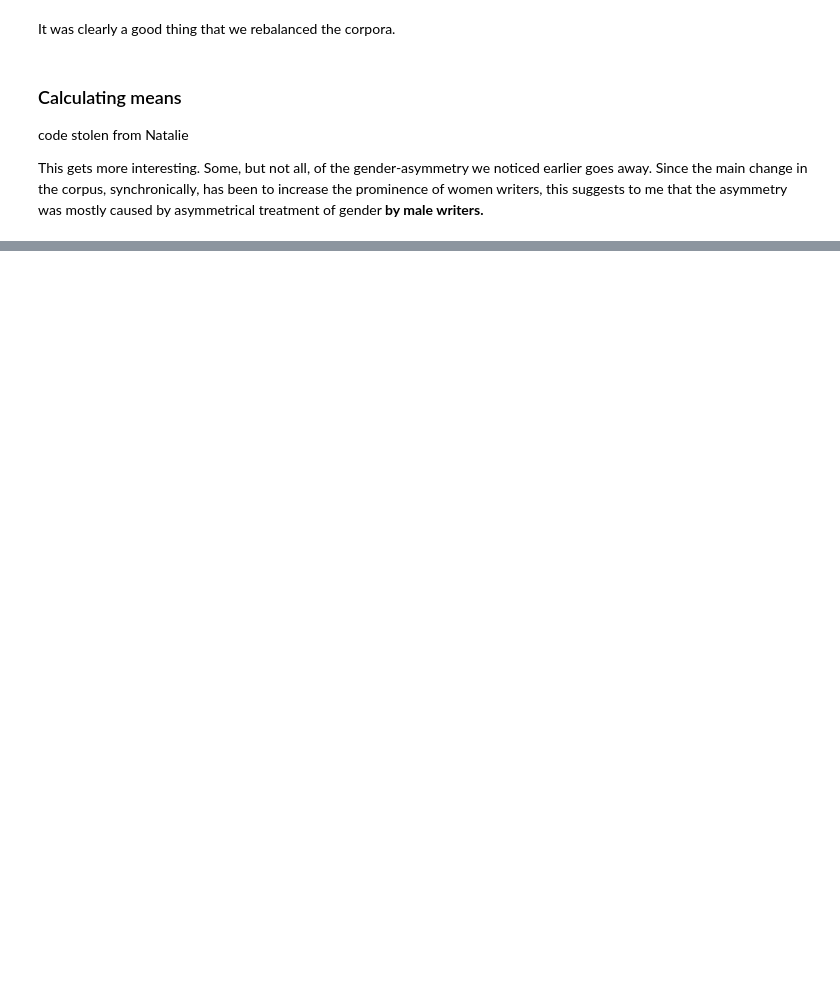
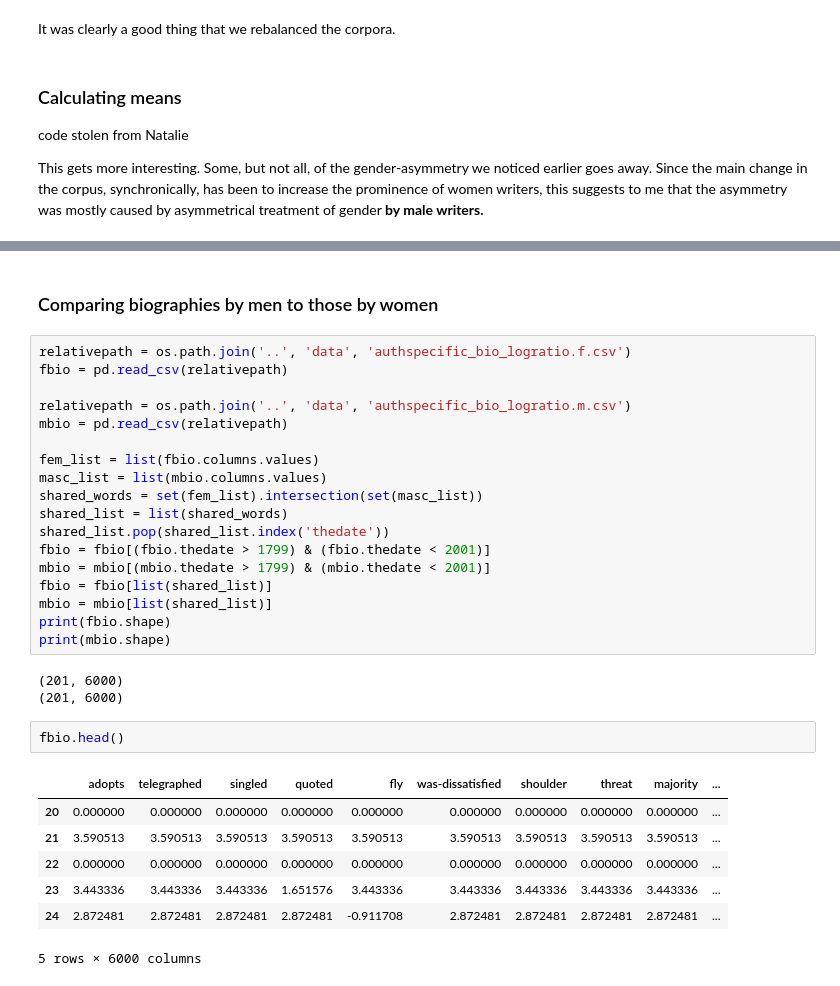
Before and after one commit to tedunderwood/biographies, a Jupyter notebook: code/timeseries_lag_balanced.ipynb, the cells around one changed output, grey strips where cells are left out. Drawn from its saved outputs; the diff is of its cells as text; blank space fills up the shorter version.

```diff
--- a/code/timeseries_lag_balanced.ipynb
+++ b/code/timeseries_lag_balanced.ipynb
@@ -355,0 +353,33 @@ pearsonr(means_df['bio_mean'], means_df['fic_mean'])
+# %% [markdown]
+### Comparing biographies by men to those by women
+# %%
+relativepath = os.path.join('..', 'data', 'authspecific_bio_logratio.f.csv')
+fbio = pd.read_csv(relativepath)
+
+relativepath = os.path.join('..', 'data', 'authspecific_bio_logratio.m.csv')
+mbio = pd.read_csv(relativepath)
+
+fem_list = list(fbio.columns.values)
+masc_list = list(mbio.columns.values)
+shared_words = set(fem_list).intersection(set(masc_list))
+shared_list = list(shared_words)
+shared_list.pop(shared_list.index('thedate'))
+fbio = fbio[(fbio.thedate > 1799) & (fbio.thedate < 2001)]
+mbio = mbio[(mbio.thedate > 1799) & (mbio.thedate < 2001)]
+fbio = fbio[list(shared_list)]
+mbio = mbio[list(shared_list)]
+print(fbio.shape)
+print(mbio.shape)
+# %% [output]
+(201, 6000)
+(201, 6000)
+# %%
+fbio.head()
+# %% [output]
+|  | adopts | telegraphed | singled | quoted | fly | was-dissatisfied | shoulder | threat | majority | ... |
+| 20 | 0.000000 | 0.000000 | 0.000000 | 0.000000 | 0.000000 | 0.000000 | 0.000000 | 0.000000 | 0.000000 | ... |
+| 21 | 3.590513 | 3.590513 | 3.590513 | 3.590513 | 3.590513 | 3.590513 | 3.590513 | 3.590513 | 3.590513 | ... |
+| 22 | 0.000000 | 0.000000 | 0.000000 | 0.000000 | 0.000000 | 0.000000 | 0.000000 | 0.000000 | 0.000000 | ... |
+| 23 | 3.443336 | 3.443336 | 3.443336 | 1.651576 | 3.443336 | 3.443336 | 3.443336 | 3.443336 | 3.443336 | ... |
+| 24 | 2.872481 | 2.872481 | 2.872481 | 2.872481 | -0.911708 | 2.872481 | 2.872481 | 2.872481 | 2.872481 | ... |
+5 rows × 6000 columns
```
Also changed, not shown: parts of 22 cells of this notebook.
